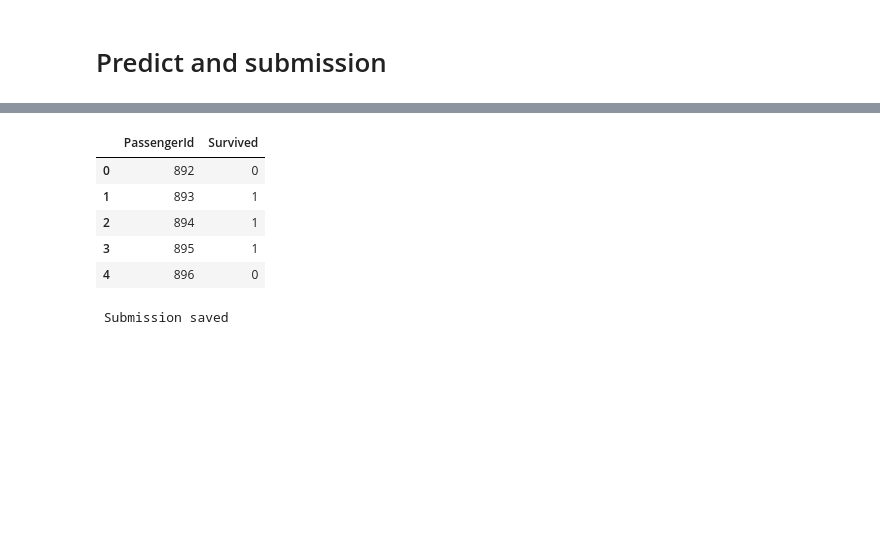
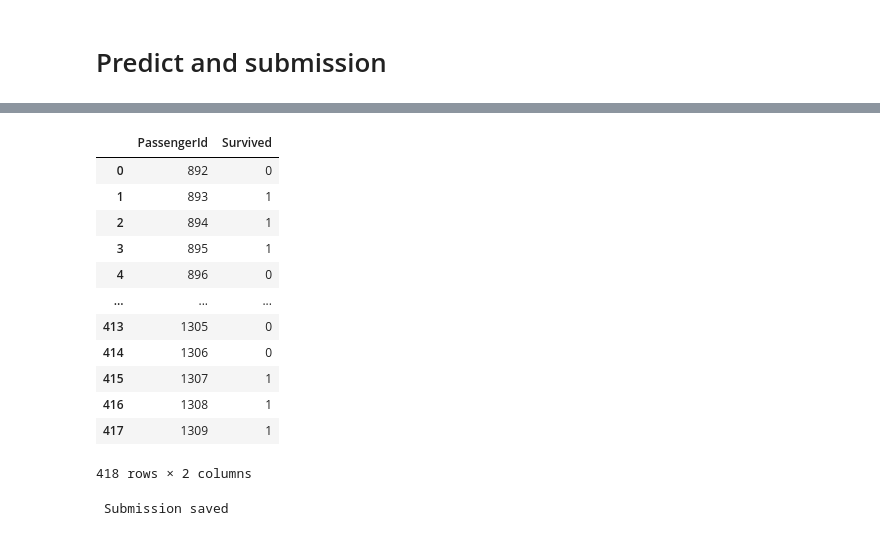
Before and after one commit to mrsalty/notebooks, a Jupyter notebook: titanic-via-ensemble-stacking.ipynb, the cells around one changed output, grey strips where cells are left out. Saved outputs shown, nothing was run; the diff lists cells and outputs as text; code cells hidden in the pictures; blank space fills up the shorter version.

```diff
--- a/titanic-via-ensemble-stacking.ipynb
+++ b/titanic-via-ensemble-stacking.ipynb
@@ -244,13 +244,20 @@ array([0, 1, 1, 1, 0, 0, 0, 0, 1, 1, 1, 1, 0, 0, 1, 1, 0, 0, 0, 1, 0, 1,
 # %%
 final_df = pd.DataFrame({'PassengerId': X_submission_passengerId, 'Survived': y_pred})
-final_df.head()
+final_df
 # %% [output]
 |  | PassengerId | Survived |
 | 0 | 892 | 0 |
 | 1 | 893 | 1 |
 | 2 | 894 | 1 |
 | 3 | 895 | 1 |
 | 4 | 896 | 0 |
+| ... | ... | ... |
+| 413 | 1305 | 0 |
+| 414 | 1306 | 0 |
+| 415 | 1307 | 1 |
+| 416 | 1308 | 1 |
+| 417 | 1309 | 1 |
+418 rows × 2 columns
 # %%
 final_df.to_csv('submission.csv', index=False)
 print(" Submission saved")
```
Also changed, not shown: parts of 3 cells of this notebook.
